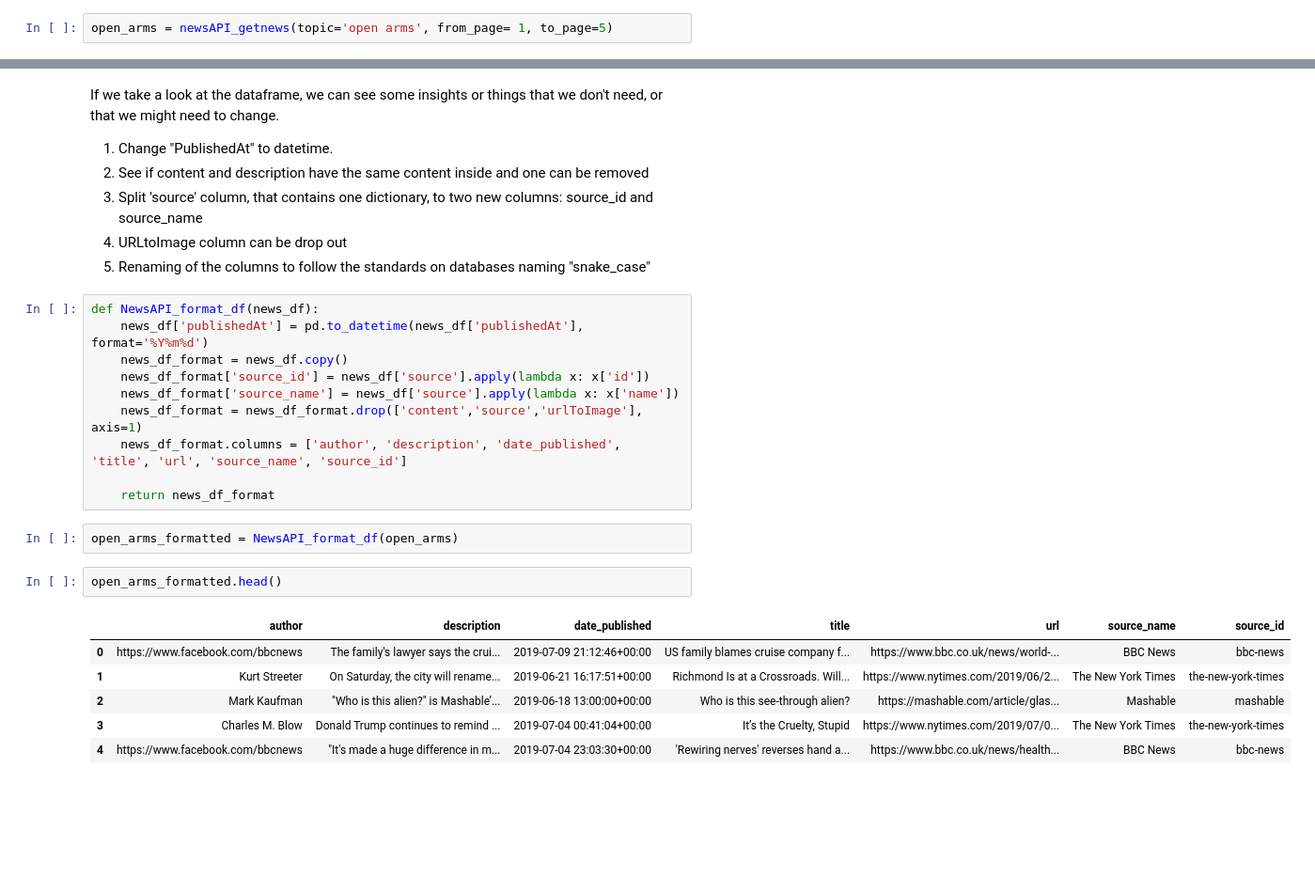
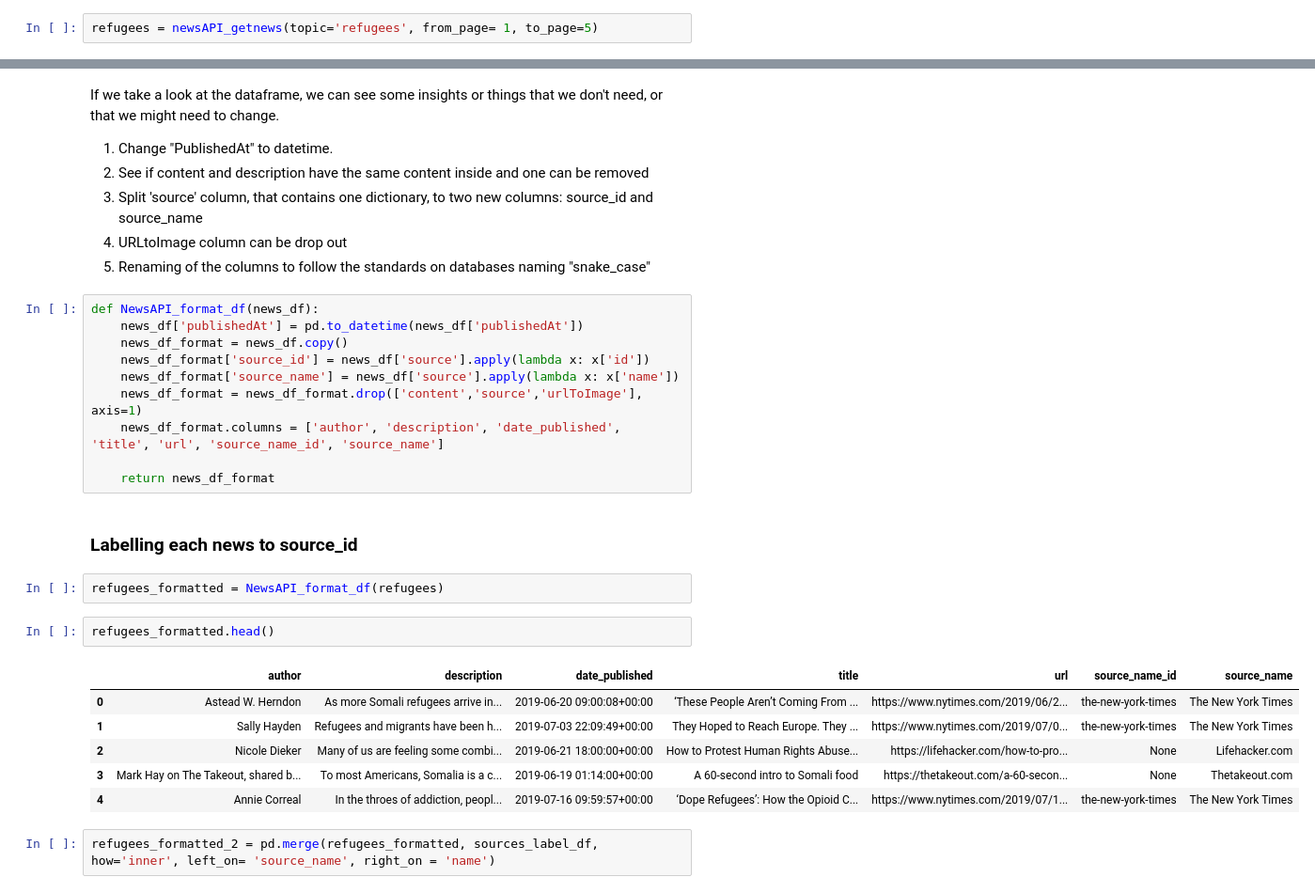
Before and after one commit to albertoabreu91/Project-Week-3-Data-Thieves, a Jupyter notebook: your-project/In_tests/NewsAPI_datacollection.ipynb, the cells around one changed output, grey strips where cells are left out. Shown: that part at 94% size. Drawn from its saved outputs; the diff is of its cells as text; blank space fills up the shorter version.

```diff
--- a/your-project/In_tests/NewsAPI_datacollection.ipynb
+++ b/your-project/In_tests/NewsAPI_datacollection.ipynb
@@ -159,5 +200,5 @@ def newsAPI_getnews(topic, from_page, to_page):
         print(datetime.datetime.now())
     return pd.concat(all_news_lst).reset_index(drop=True)
 # %%
-open_arms = newsAPI_getnews(topic='open arms', from_page= 1, to_page=5)
+refugees = newsAPI_getnews(topic='refugees', from_page= 1, to_page=5)
 # %% [output]
@@ -187,22 +240,26 @@ If we take a look at the dataframe, we can see some insights or things that we d
 5. Renaming of the columns to follow the standards on databases naming "snake_case"
 # %%
 def NewsAPI_format_df(news_df):
-    news_df['publishedAt'] = pd.to_datetime(news_df['publishedAt'], format='%Y%m%d')
+    news_df['publishedAt'] = pd.to_datetime(news_df['publishedAt'])
     news_df_format = news_df.copy()
     news_df_format['source_id'] = news_df['source'].apply(lambda x: x['id'])
     news_df_format['source_name'] = news_df['source'].apply(lambda x: x['name'])
     news_df_format = news_df_format.drop(['content','source','urlToImage'], axis=1)
-    news_df_format.columns = ['author', 'description', 'date_published', 'title', 'url', 'source_name', 'source_id']
+    news_df_format.columns = ['author', 'description', 'date_published', 'title', 'url', 'source_name_id', 'source_name']
 
     return news_df_format
-# %%
-open_arms_formatted = NewsAPI_format_df(open_arms)
+# %% [markdown]
+### Labelling each news to source_id
+# %%
+refugees_formatted = NewsAPI_format_df(refugees)
 # %%
-open_arms_formatted.head()
+refugees_formatted.head()
 # %% [output]
-|  | author | description | date_published | title | url | source_name | source_id |
-| 0 | https://www.facebook.com/bbcnews | The family's lawyer says the crui... | 2019-07-09 21:12:46+00:00 | US family blames cruise company f... | https://www.bbc.co.uk/news/world-... | BBC News | bbc-news |
-| 1 | Kurt Streeter | On Saturday, the city will rename... | 2019-06-21 16:17:51+00:00 | Richmond Is at a Crossroads. Will... | https://www.nytimes.com/2019/06/2... | The New York Times | the-new-york-times |
-| 2 | Mark Kaufman | "Who is this alien?" is Mashable’... | 2019-06-18 13:00:00+00:00 | Who is this see-through alien? | https://mashable.com/article/glas... | Mashable | mashable |
-| 3 | Charles M. Blow | Donald Trump continues to remind ... | 2019-07-04 00:41:04+00:00 | It’s the Cruelty, Stupid | https://www.nytimes.com/2019/07/0... | The New York Times | the-new-york-times |
-| 4 | https://www.facebook.com/bbcnews | "It's made a huge difference in m... | 2019-07-04 23:03:30+00:00 | 'Rewiring nerves' reverses hand a... | https://www.bbc.co.uk/news/health... | BBC News | bbc-news |
+|  | author | description | date_published | title | url | source_name_id | source_name |
+| 0 | Astead W. Herndon | As more Somali refugees arrive in... | 2019-06-20 09:00:08+00:00 | ‘These People Aren’t Coming From ... | https://www.nytimes.com/2019/06/2... | the-new-york-times | The New York Times |
+| 1 | Sally Hayden | Refugees and migrants have been h... | 2019-07-03 22:09:49+00:00 | They Hoped to Reach Europe. They ... | https://www.nytimes.com/2019/07/0... | the-new-york-times | The New York Times |
+| 2 | Nicole Dieker | Many of us are feeling some combi... | 2019-06-21 18:00:00+00:00 | How to Protest Human Rights Abuse... | https://lifehacker.com/how-to-pro... | None | Lifehacker.com |
+| 3 | Mark Hay on The Takeout, shared b... | To most Americans, Somalia is a c... | 2019-06-19 01:14:00+00:00 | A 60-second intro to Somali food | https://thetakeout.com/a-60-secon... | None | Thetakeout.com |
+| 4 | Annie Correal | In the throes of addiction, peopl... | 2019-07-16 09:59:57+00:00 | ‘Dope Refugees’: How the Opioid C... | https://www.nytimes.com/2019/07/1... | the-new-york-times | The New York Times |
+# %%
+refugees_formatted_2 = pd.merge(refugees_formatted, sources_label_df, how='inner', left_on= 'source_name', right_on = 'name')
```
Also changed, not shown: parts of 23 cells of this notebook.
